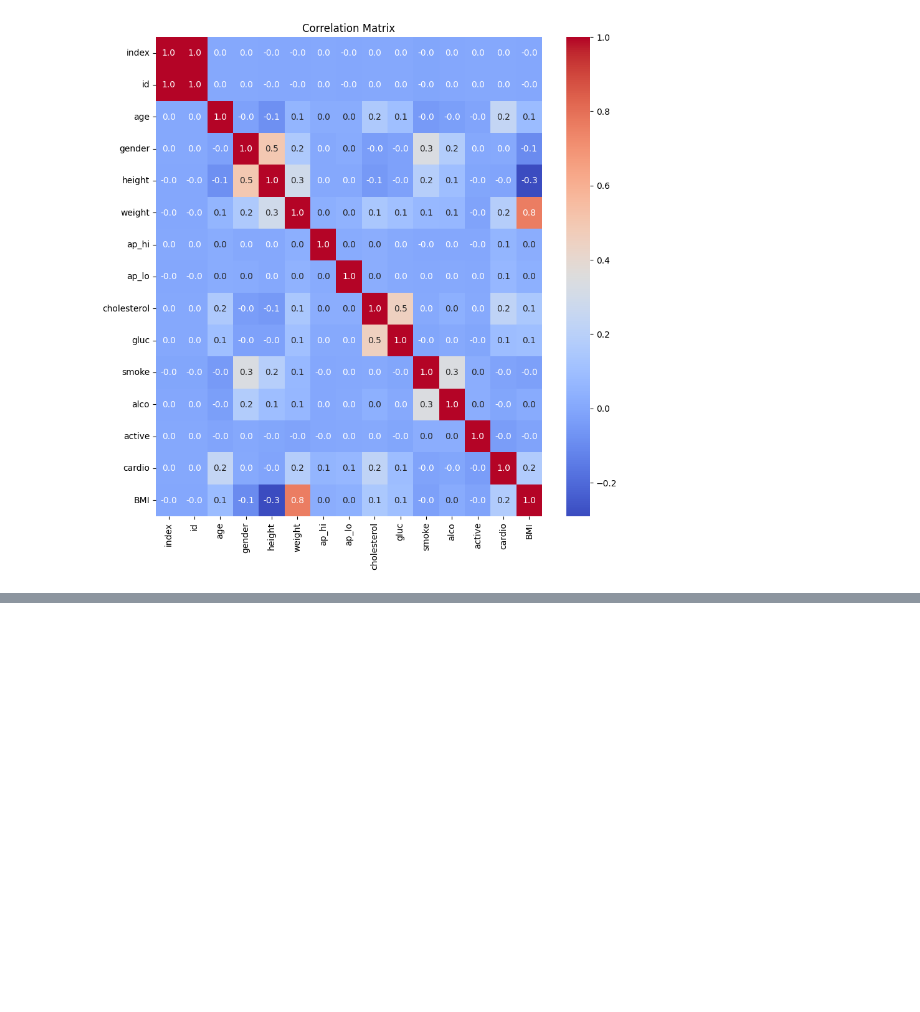
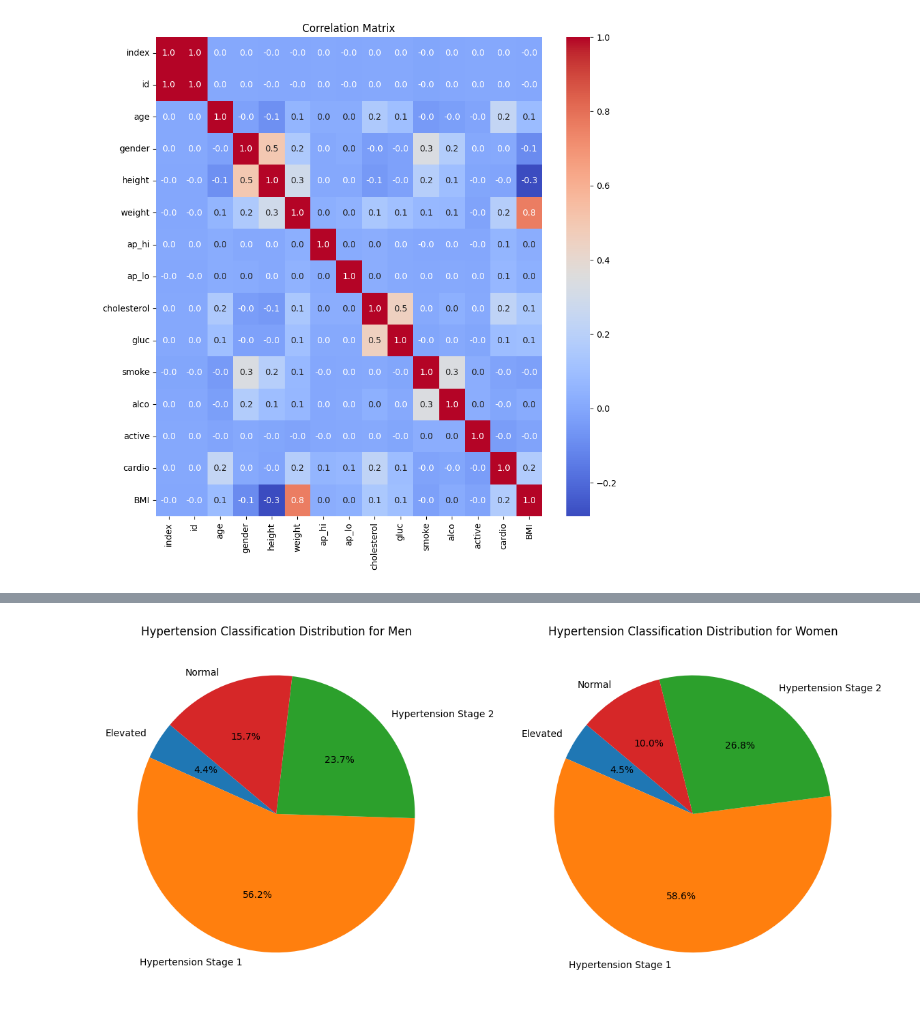
Before and after one commit to Dcode-7/CVD-Model, a Jupyter notebook: CVD_Model.ipynb, the cells around one changed output, grey strips where cells are left out. Drawn from its saved outputs; the diff is of its cells as text; code cells hidden in the pictures; blank space fills up the shorter version.

```diff
--- a/CVD_Model.ipynb
+++ b/CVD_Model.ipynb
@@ -136,0 +203,15 @@ plt.show()
+# %%
+#drawing pie charts for knowing which gender is having more hypertension
+hypertension_counts = df.groupby(['gender', 'Hypertension']).size().unstack()
+plt.figure(figsize=(12, 6))
+
+for i, gender in enumerate(hypertension_counts.index):
+    gender_label = "Women" if gender == 2 else "Men"
+    plt.subplot(1, 2, i + 1)
+    plt.pie(hypertension_counts.loc[gender], labels=hypertension_counts.columns, autopct='%1.1f%%', startangle=140)
+    plt.title(f'Hypertension Classification Distribution for {gender_label}')
+
+plt.tight_layout()
+plt.show()
+# %% [output]
+[figure, added]
```
Also changed, not shown: parts of 2 cells of this notebook, 1 other file.
